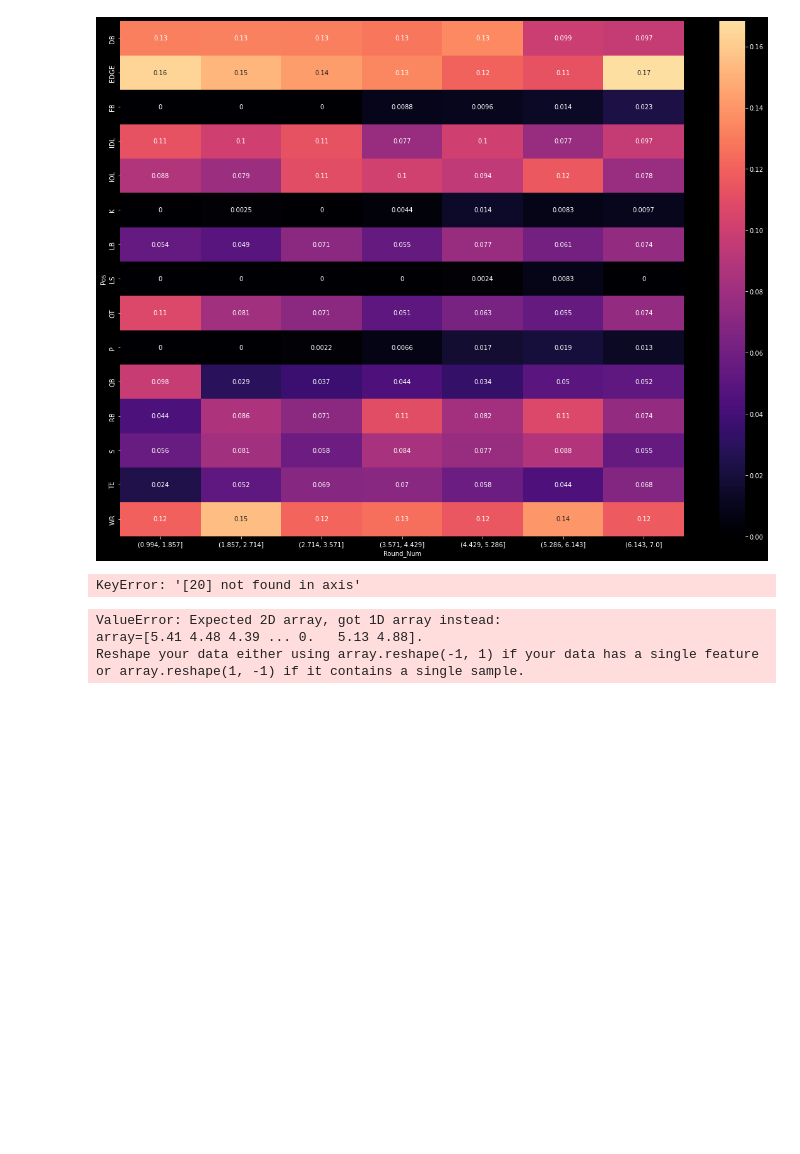
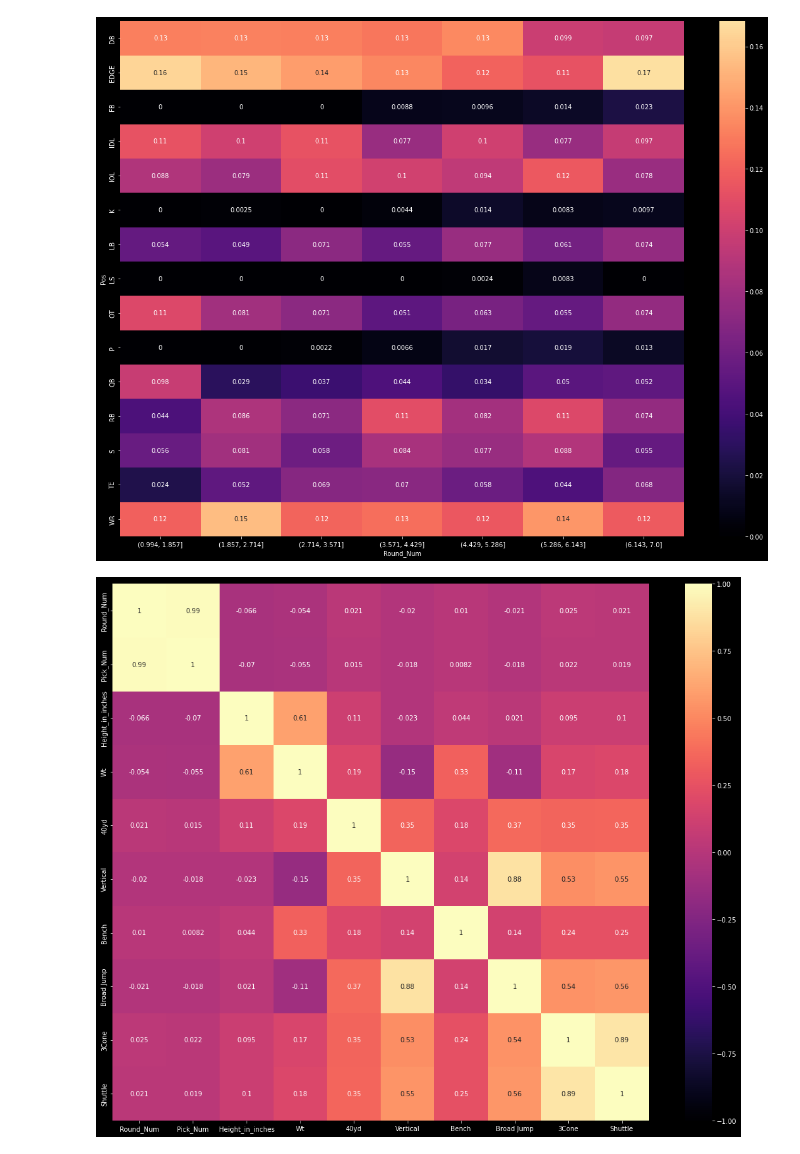
Before and after one commit to Domgraz/NFL_Combine_Draft_EDA, a Jupyter notebook: NFL_Draft.ipynb, the cells around one changed output. Cells and saved outputs as stored; diff of their text form; code cells hidden in the pictures; blank space fills up the shorter version.

```diff
--- a/NFL_Draft.ipynb
+++ b/NFL_Draft.ipynb
@@ -432,48 +432,16 @@ sns.heatmap(prob_tbl, annot =True, cmap ='magma', center = .09)
 plt.show()
 # %% [output]
 [figure]
-# %%
-from sklearn.tree import DecisionTreeClassifier, plot_tree
-
-predictor = ['Height_in_inches', 'Wt','40yd','Vertical','Bench','Broad Jump', '3Cone']
-target = 'Round_Num'
-
-Xs = combine_df[predictor].drop(index = 20)
-y =  combine_df[target].drop(index = 20)
-
-classTree = DecisionTreeClassifier()
-classTree.fit(Xs,y)
-new_draft = pd.DataFrame({
-                          'Height_in_inches': combine_df.loc[20].Height_in_inches,
-                          'Wt': combine_df.loc[20].Wt,
-                          '40yd': combine_df.loc[20]['40yd'],
-                          'Vertical': combine_df.loc[20].Vertical,
-                          'Bench': combine_df.loc[20].Bench,
-                          'Broad Jump': combine_df.loc[20]['Broad Jump'],
-                          '3Cone': combine_df.loc[20]['3Cone']
-})
-new_draft = pd.DataFrame({
-                          'Height_in_inches': combine_df.loc[20].Height_in_inches,
-                          'Wt': combine_df.loc[20].Wt,
-                          '40yd': combine_df.loc[20]['40yd'],
-                          'Vertical': combine_df.loc[20].Vertical,
-                          'Bench': combine_df.loc[20].Bench,
-                          'Broad Jump': combine_df.loc[20]['Broad Jump'],
-                          '3Cone': combine_df.loc[20]['3Cone']
-})
-
-predict_y = classTree.predict(new_draft)
-print(predict_y)
-# %% [output]
-KeyError: '[20] not found in axis'
-# %%
-from sklearn import tree
-X = combine_df['40yd']
-Y = combine_df['Round_Num']
-
-clf = tree.DecisionTreeClassifier()
-clf = clf.fit(X,Y)
-# %% [output]
-ValueError: Expected 2D array, got 1D array instead:
-array=[5.41 4.48 4.39 ... 0.   5.13 4.88].
-Reshape your data either using array.reshape(-1, 1) if your data has a single feature or array.reshape(1, -1) if it contains a single sample.
+# %%
+corr = drafted_df.corr()
+
+plt.subplots(figsize = (20,15))
+ax = sns.heatmap(
+    corr,
+    vmin = -1, vmax = 1, center = 0,
+    cmap = 'magma',
+    annot = True,
+    square = True
+)
+# %% [output]
+[figure, added]
```
Also changed, not shown: parts of 12 cells of this notebook, 14 other files.
